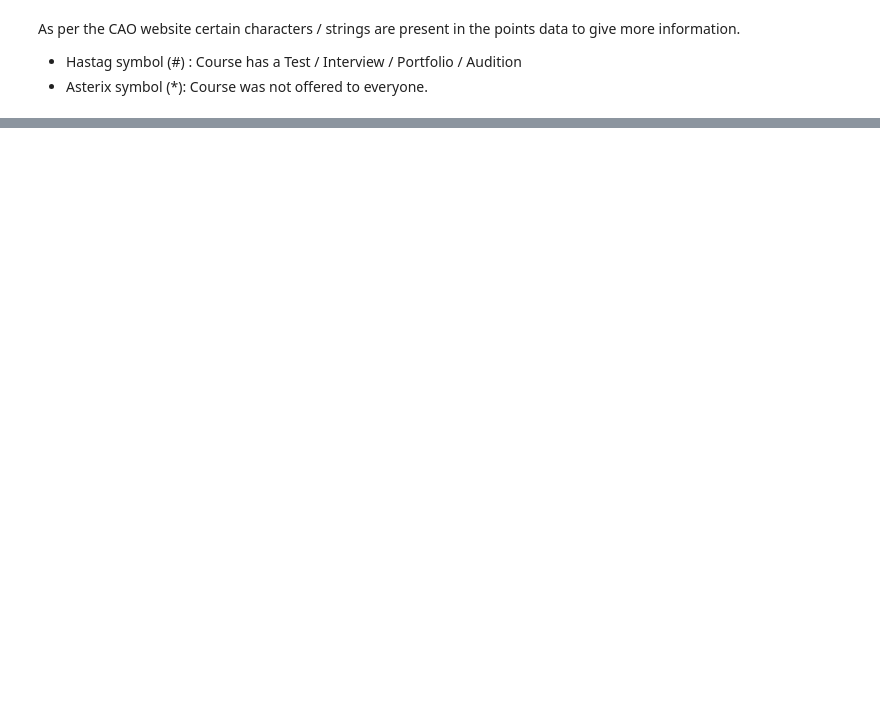
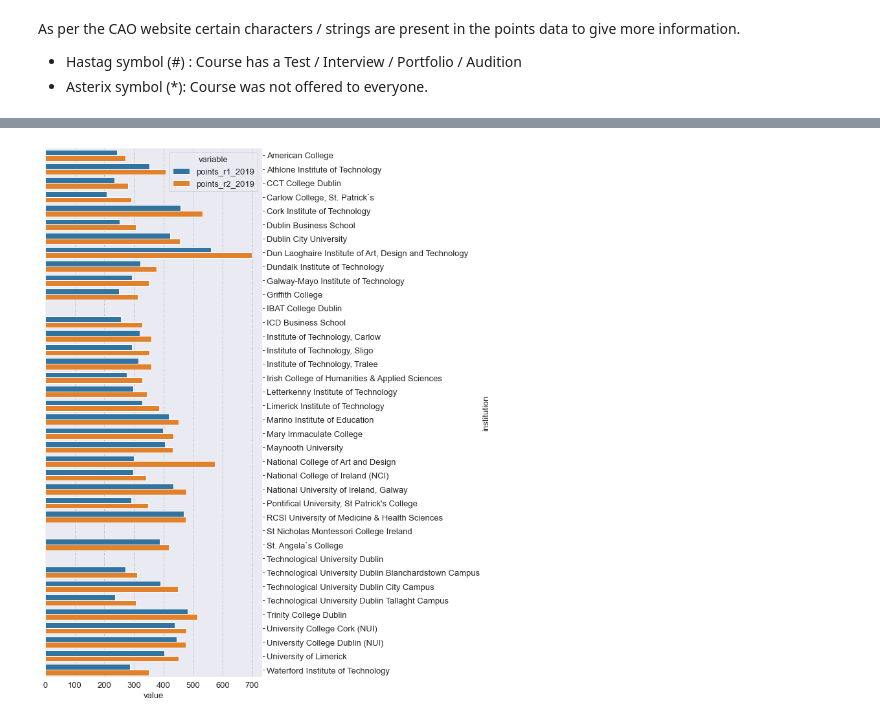
Before and after one commit to CiaranMoran27/playing_with_jupyter, a Jupyter notebook: cao.ipynb, the cells around one changed output, grey strips where cells are left out. Cells and saved outputs as stored; diff of their text form; code cells hidden in the pictures; blank space fills up the shorter version.

```diff
--- a/cao.ipynb
+++ b/cao.ipynb
@@ -585,0 +491,3 @@ ax2.hist(x6, bins = 9)
+# %%
+df_institution = all_courses.groupby('institution').mean()
+df_institution.head(5)
@@ -585,0 +528,2 @@ ax2.hist(x6, bins = 9)
+# %%
+df_institution = pd.melt(df_institution.reset_index(), id_vars=['institution'], value_vars = ['points_r1_2019', 'points_r2_2019'])
@@ -585,0 +546,13 @@ ax2.hist(x6, bins = 9)
+# %%
+fig, ax = plt.subplots(figsize = (6, 15))
+
+
+
+#sns.catplot(data = df_category, x = "category", y = "value", hue = "variable", kind = "bar")
+
+#sns.barplot(x = 'value', y = 'category', data = df_category, hue = 'variable')
+sns.barplot(x = 'value', y = 'institution', data = df_institution, hue = 'variable')
+ax.yaxis.set_label_position("right")
+ax.yaxis.tick_right()
+# %% [output]
+[figure, added]
```
Also changed, not shown: parts of 25 cells of this notebook, 4 other files.
